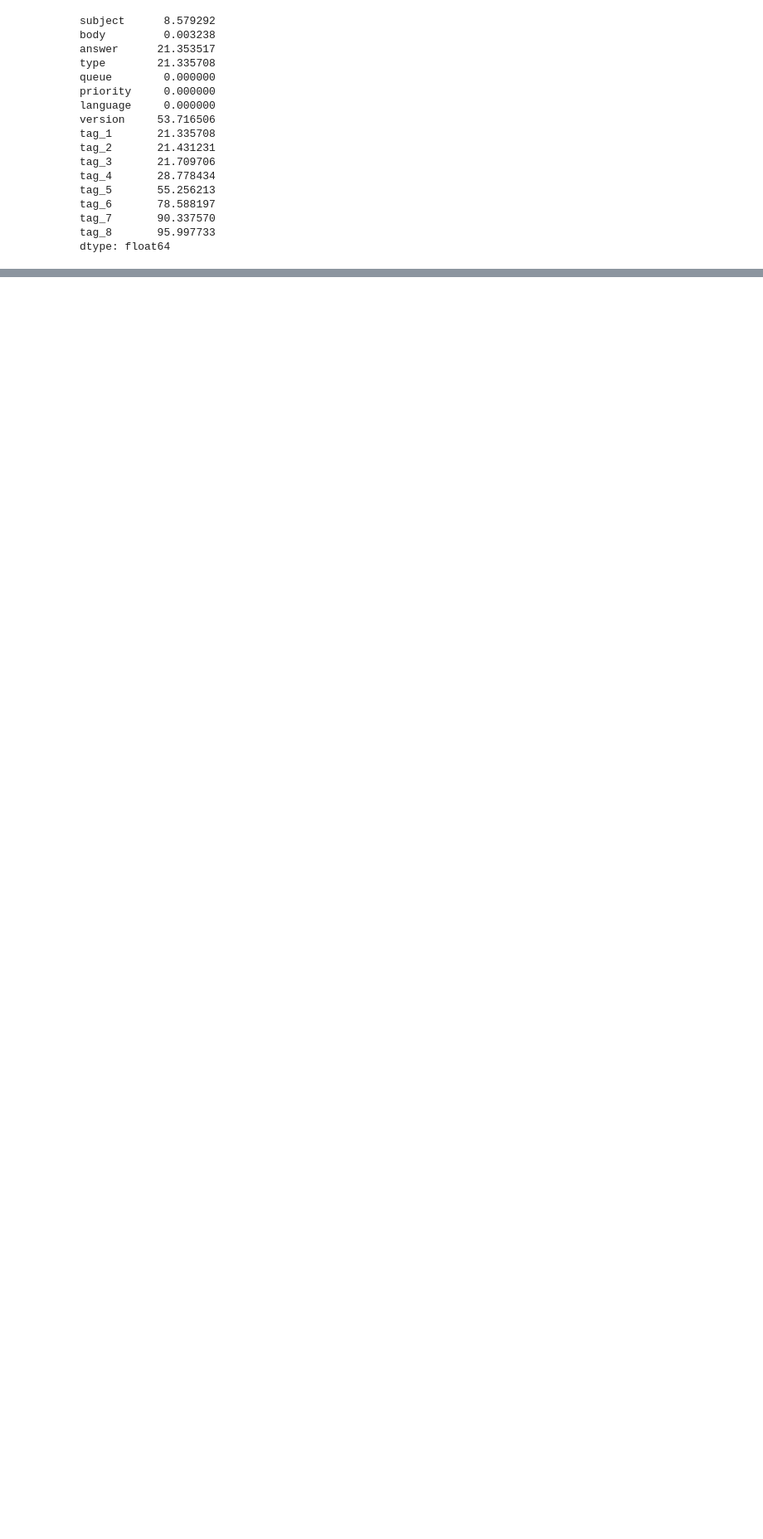
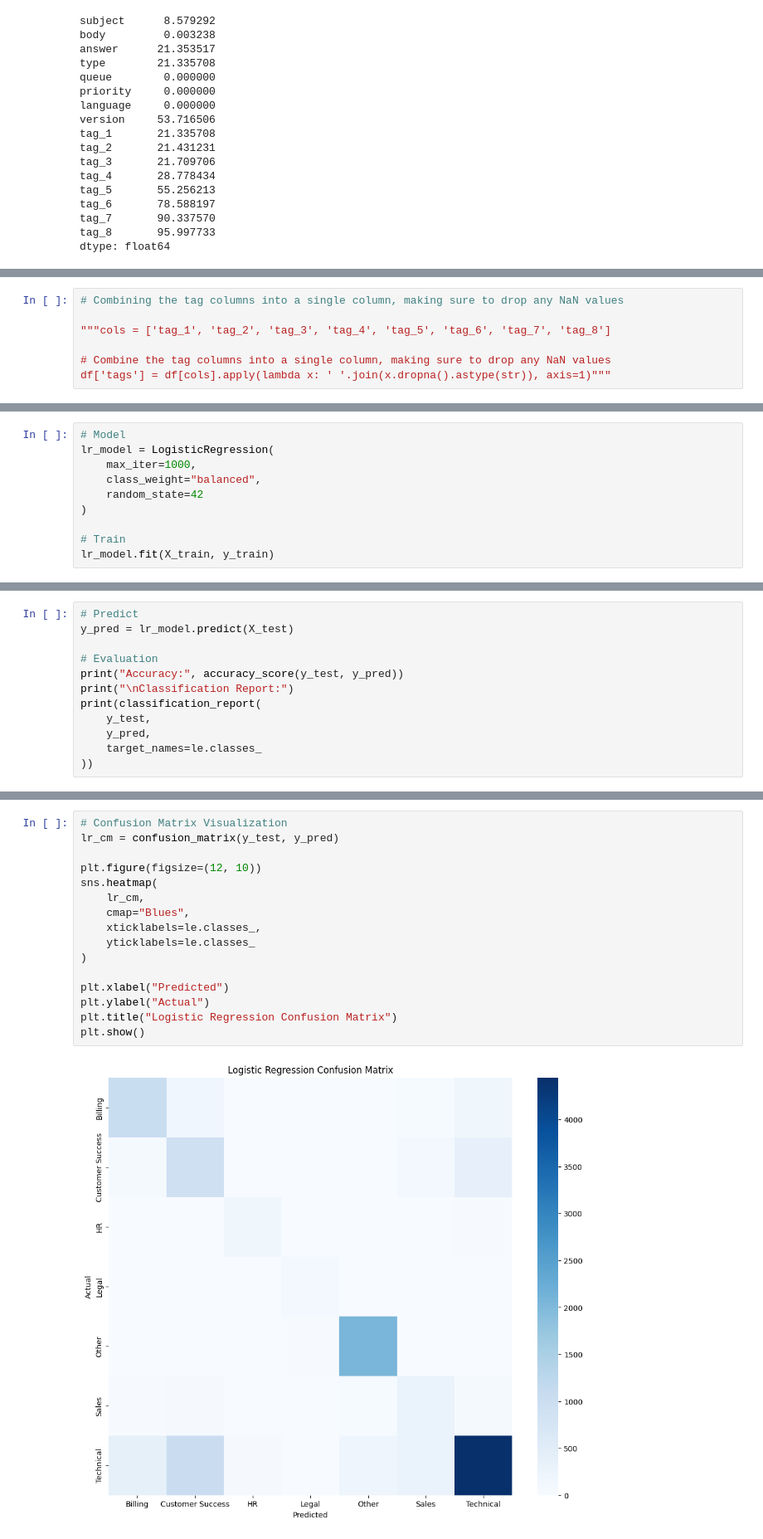
Before and after one commit to JS-Tharun/Customer-Support-Automation, a Jupyter notebook: data_cleaning.ipynb, the cells around one changed output, grey strips where cells are left out. Shown at 83% size. Saved outputs shown, nothing was run; the diff lists cells and outputs as text; blank space fills up the shorter version.

Commit message:
Logistic Regression Model Trained

```diff
--- a/data_cleaning.ipynb
+++ b/data_cleaning.ipynb
@@ -112,0 +173,7 @@ dtype: float64
+# %%
+# Combining the tag columns into a single column, making sure to drop any NaN values
+
+"""cols = ['tag_1', 'tag_2', 'tag_3', 'tag_4', 'tag_5', 'tag_6', 'tag_7', 'tag_8']
+
+# Combine the tag columns into a single column, making sure to drop any NaN values
+df['tags'] = df[cols].apply(lambda x: ' '.join(x.dropna().astype(str)), axis=1)"""
@@ -112,0 +278,10 @@ dtype: float64
+# %%
+# Model
+lr_model = LogisticRegression(
+    max_iter=1000,
+    class_weight="balanced",
+    random_state=42
+)
+
+# Train
+lr_model.fit(X_train, y_train)
@@ -112,0 +290,12 @@ dtype: float64
+# %%
+# Predict
+y_pred = lr_model.predict(X_test)
+
+# Evaluation
+print("Accuracy:", accuracy_score(y_test, y_pred))
+print("\nClassification Report:")
+print(classification_report(
+    y_test,
+    y_pred,
+    target_names=le.classes_
+))
@@ -112,0 +319,18 @@ dtype: float64
+# %%
+# Confusion Matrix Visualization
+lr_cm = confusion_matrix(y_test, y_pred)
+
+plt.figure(figsize=(12, 10))
+sns.heatmap(
+    lr_cm,
+    cmap="Blues",
+    xticklabels=le.classes_,
+    yticklabels=le.classes_
+)
+
+plt.xlabel("Predicted")
+plt.ylabel("Actual")
+plt.title("Logistic Regression Confusion Matrix")
+plt.show()
+# %% [output]
+[figure, added]
```
Also changed, not shown: parts of 26 cells of this notebook, 4 other files.
